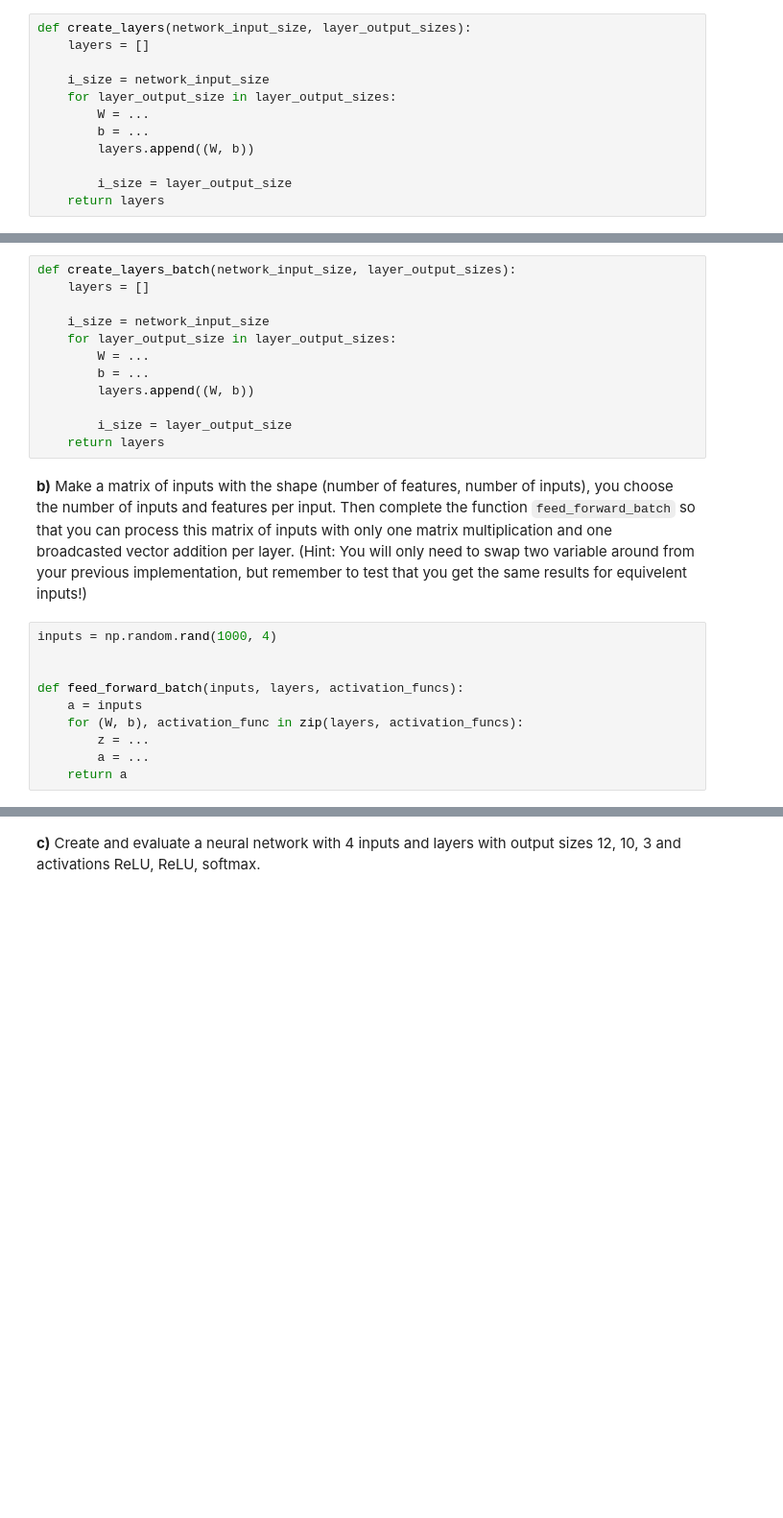
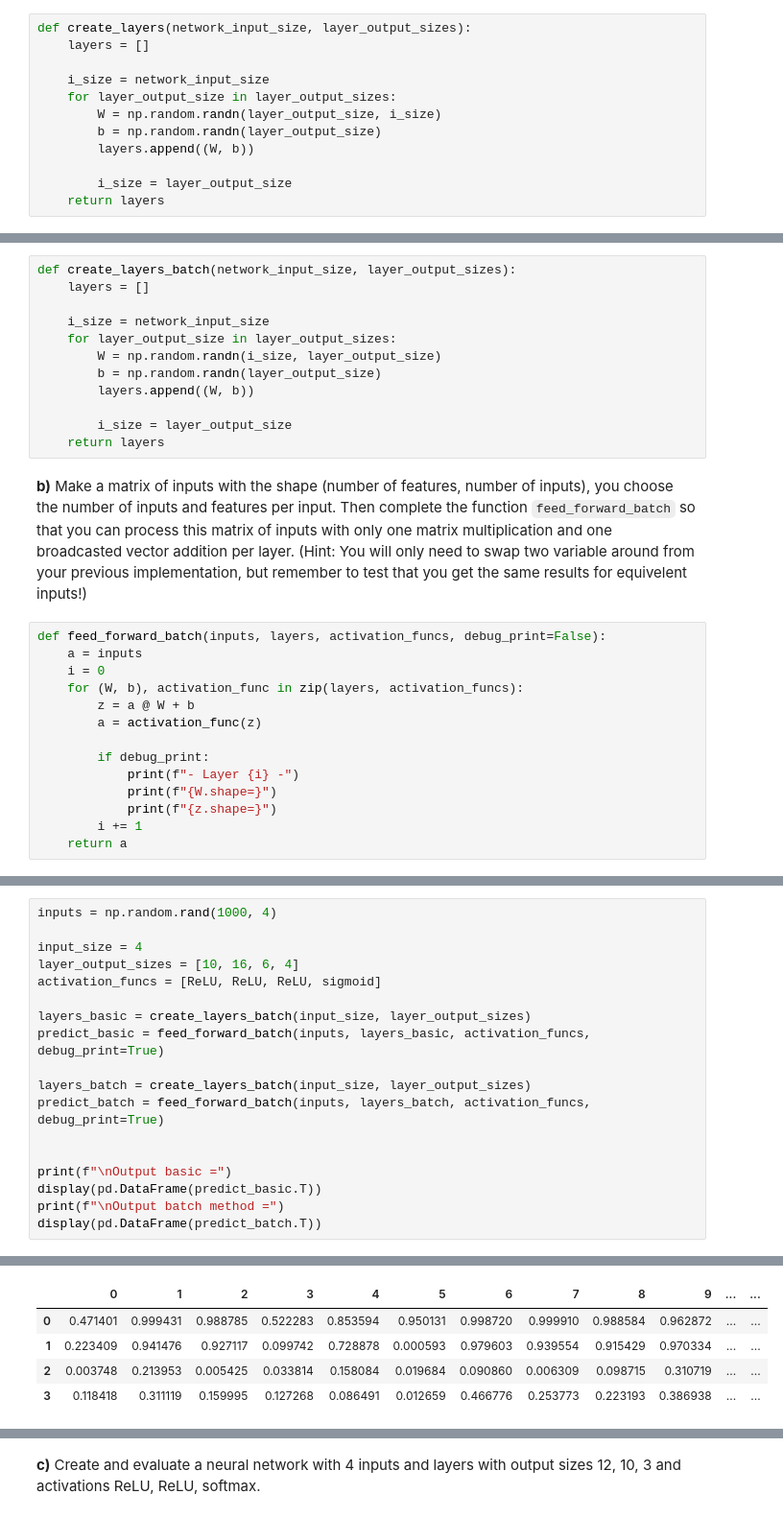
Before and after one commit to ericludvigs/MachineLearning, a Jupyter notebook: work/exercisesweek42.ipynb, the cells around one changed output, grey strips where cells are left out. Shown at 96% size. Saved outputs shown, nothing was run; the diff lists cells and outputs as text; blank space fills up the shorter version.

```diff
--- a/work/exercisesweek42.ipynb
+++ b/work/exercisesweek42.ipynb
@@ -110,8 +149,8 @@ def create_layers(network_input_size, layer_output_sizes):
 
     i_size = network_input_size
     for layer_output_size in layer_output_sizes:
-        W = ...
-        b = ...
+        W = np.random.randn(layer_output_size, i_size)
+        b = np.random.randn(layer_output_size)
         layers.append((W, b))
 
         i_size = layer_output_size
@@ -178,8 +298,8 @@ def create_layers_batch(network_input_size, layer_output_sizes):
 
     i_size = network_input_size
     for layer_output_size in layer_output_sizes:
-        W = ...
-        b = ...
+        W = np.random.randn(i_size, layer_output_size)
+        b = np.random.randn(layer_output_size)
         layers.append((W, b))
 
         i_size = layer_output_size
@@ -187,12 +307,16 @@ def create_layers_batch(network_input_size, layer_output_sizes):
 # %% [markdown]
 **b)** Make a matrix of inputs with the shape (number of features, number of inputs), you choose the number of inputs and features per input. Then complete the function `feed_forward_batch` so that you can process this matrix of inputs with only one matrix multiplication and one broadcasted vector addition per layer. (Hint: You will only need to swap two variable around from your previous implementation, but remember to test that you get the same results for equivelent inputs!)
 # %%
-inputs = np.random.rand(1000, 4)
+def feed_forward_batch(inputs, layers, activation_funcs, debug_print=False):
+    a = inputs
+    i = 0
+    for (W, b), activation_func in zip(layers, activation_funcs):
+        z = a @ W + b
+        a = activation_func(z)
 
-
-def feed_forward_batch(inputs, layers, activation_funcs):
-    a = inputs
-    for (W, b), activation_func in zip(layers, activation_funcs):
-        z = ...
-        a = ...
+        if debug_print:
+            print(f"- Layer {i} -")
+            print(f"{W.shape=}")
+            print(f"{z.shape=}")
+        i += 1
     return a
@@ -198,0 +350,19 @@ def feed_forward_batch(inputs, layers, activation_funcs):
+# %%
+inputs = np.random.rand(1000, 4)
+
+input_size = 4
+layer_output_sizes = [10, 16, 6, 4]
+activation_funcs = [ReLU, ReLU, ReLU, sigmoid]
+
+layers_basic = create_layers_batch(input_size, layer_output_sizes)
+predict_basic = feed_forward_batch(inputs, layers_basic, activation_funcs, debug_print=True)
+
+layers_batch = create_layers_batch(input_size, layer_output_sizes)
+predict_batch = feed_forward_batch(inputs, layers_batch, activation_funcs, debug_print=True)
+
+
+print(f"\nOutput basic =")
+display(pd.DataFrame(predict_basic.T))
+print(f"\nOutput batch method =")
+display(pd.DataFrame(predict_batch.T))
+# %% [output]
@@ -198,0 +386,5 @@ def feed_forward_batch(inputs, layers, activation_funcs):
+|  | 0 | 1 | 2 | 3 | 4 | 5 | 6 | 7 | 8 | 9 | ... | ... |
+| 0 | 0.471401 | 0.999431 | 0.988785 | 0.522283 | 0.853594 | 0.950131 | 0.998720 | 0.999910 | 0.988584 | 0.962872 | ... | ... |
+| 1 | 0.223409 | 0.941476 | 0.927117 | 0.099742 | 0.728878 | 0.000593 | 0.979603 | 0.939554 | 0.915429 | 0.970334 | ... | ... |
+| 2 | 0.003748 | 0.213953 | 0.005425 | 0.033814 | 0.158084 | 0.019684 | 0.090860 | 0.006309 | 0.098715 | 0.310719 | ... | ... |
+| 3 | 0.118418 | 0.311119 | 0.159995 | 0.127268 | 0.086491 | 0.012659 | 0.466776 | 0.253773 | 0.223193 | 0.386938 | ... | ... |
```
Also changed, not shown: parts of 25 cells of this notebook.
